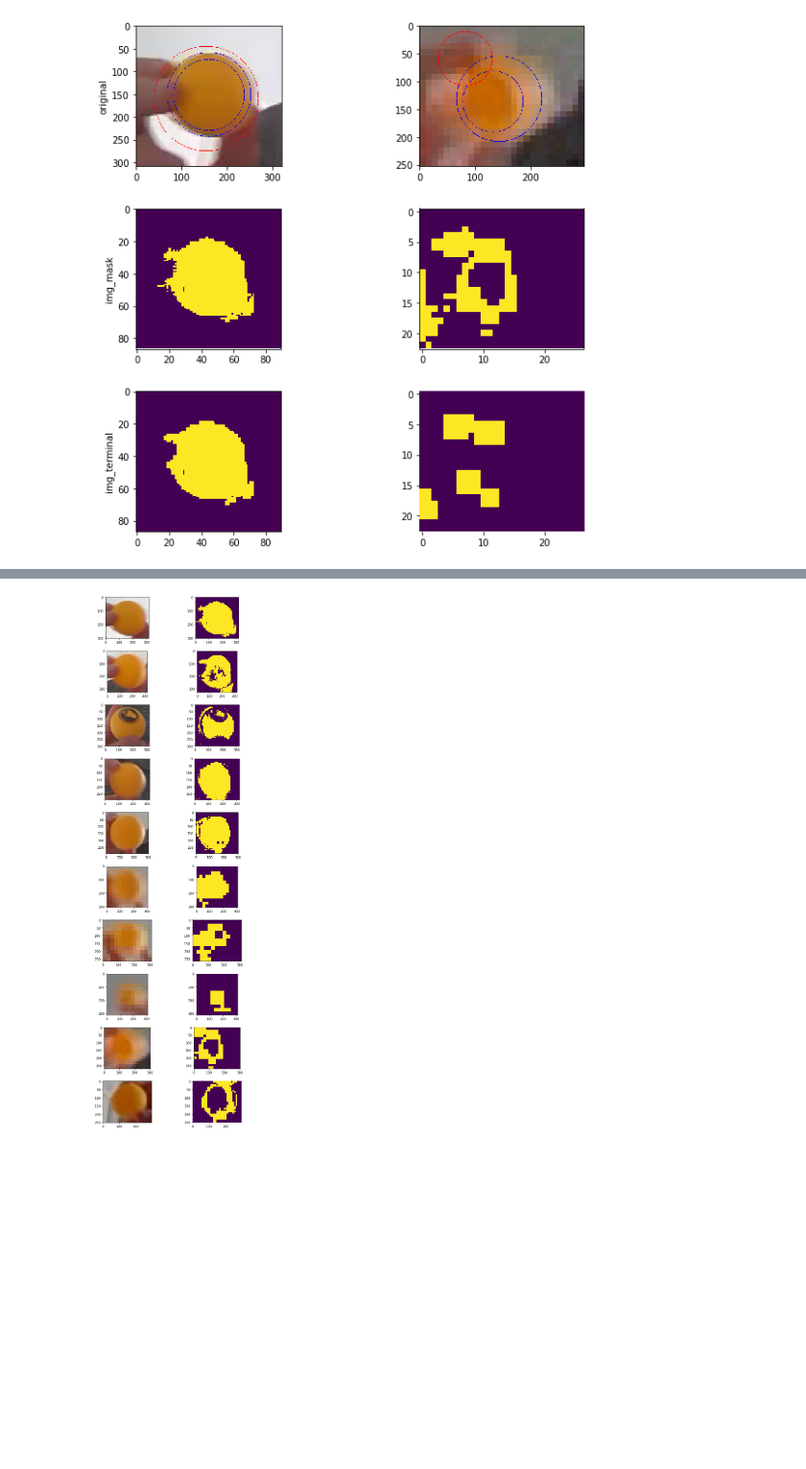
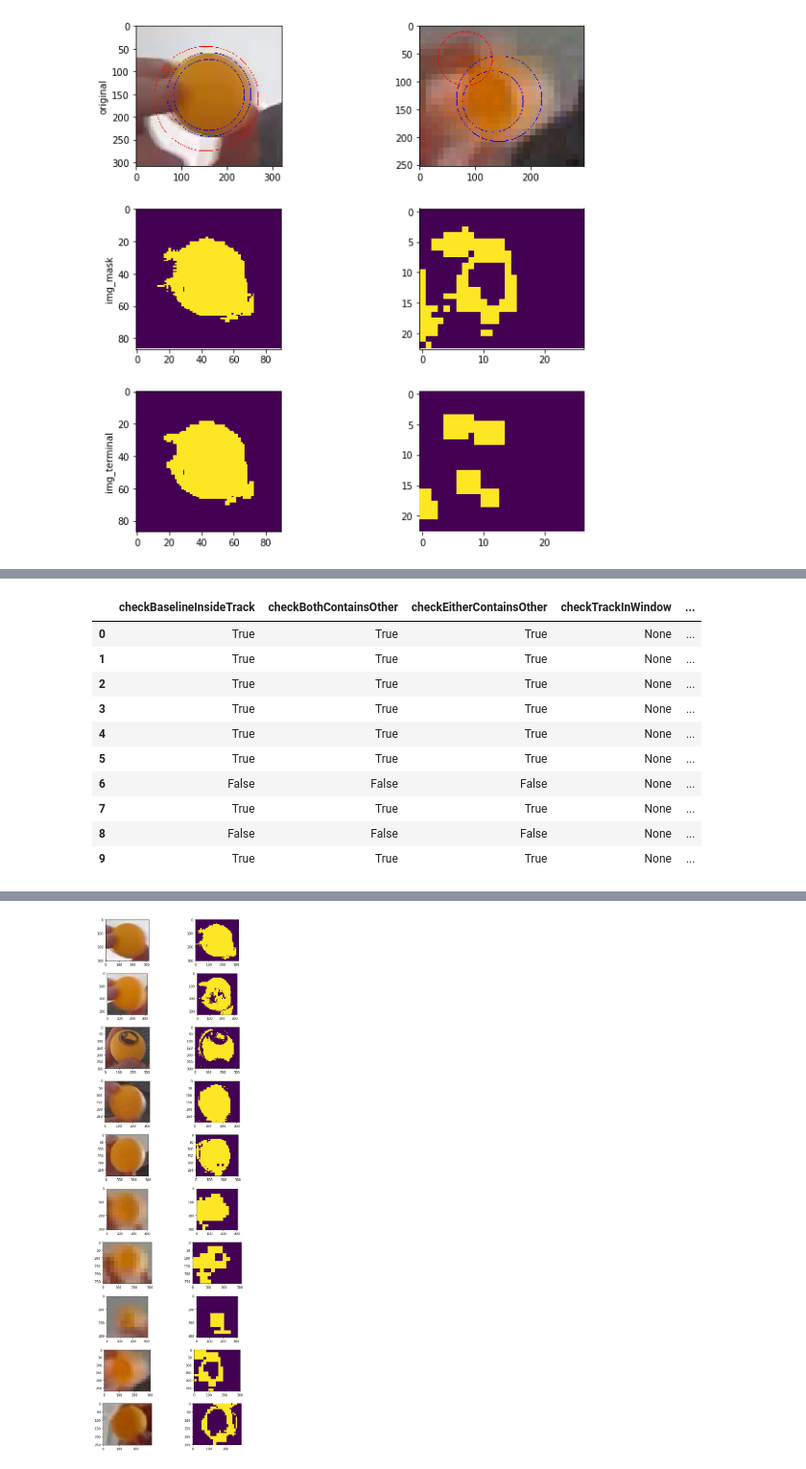
Before and after one commit to sutt/ppd, a Jupyter notebook: books/analyze-orange-thresh-2.ipynb, the cells around one changed output, grey strips where cells are left out. Shown at 96% size. Cells and saved outputs as stored; diff of their text form; code cells hidden in the pictures; blank space fills up the shorter version.

```diff
--- a/books/analyze-orange-thresh-2.ipynb
+++ b/books/analyze-orange-thresh-2.ipynb
@@ -164,0 +327,21 @@ multiPlot(chart_data, input_transform_titles =
+# %%
+def buildIndexData(listGS):
+
+    data_ind = []
+    data_frameCounter = []
+
+    for _ind, _gs in enumerate(listGS):
+
+        data_ind.append(_ind)
+        data_frameCounter.append(_gs.frameCounter)
+
+    data_dict = {}
+
+    data_dict['listIndex'] = data_ind
+    data_dict['frameCounter'] = data_frameCounter
+
+    return data_dict
+
+index_data = buildIndexData(listGS)
+
+index_data
@@ -164,0 +374,15 @@ multiPlot(chart_data, input_transform_titles =
+# %%
+df = pd.DataFrame(full_data)
+df
+# %% [output]
+|  | checkBaselineInsideTrack | checkBothContainsOther | checkEitherContainsOther | checkTrackInWindow | ... |
+| 0 | True | True | True | None | ... |
+| 1 | True | True | True | None | ... |
+| 2 | True | True | True | None | ... |
+| 3 | True | True | True | None | ... |
+| 4 | True | True | True | None | ... |
+| 5 | True | True | True | None | ... |
+| 6 | False | False | False | None | ... |
+| 7 | True | True | True | None | ... |
+| 8 | False | False | False | None | ... |
+| 9 | True | True | True | None | ... |
```
Also changed, not shown: parts of 21 cells of this notebook, 3 other files.
